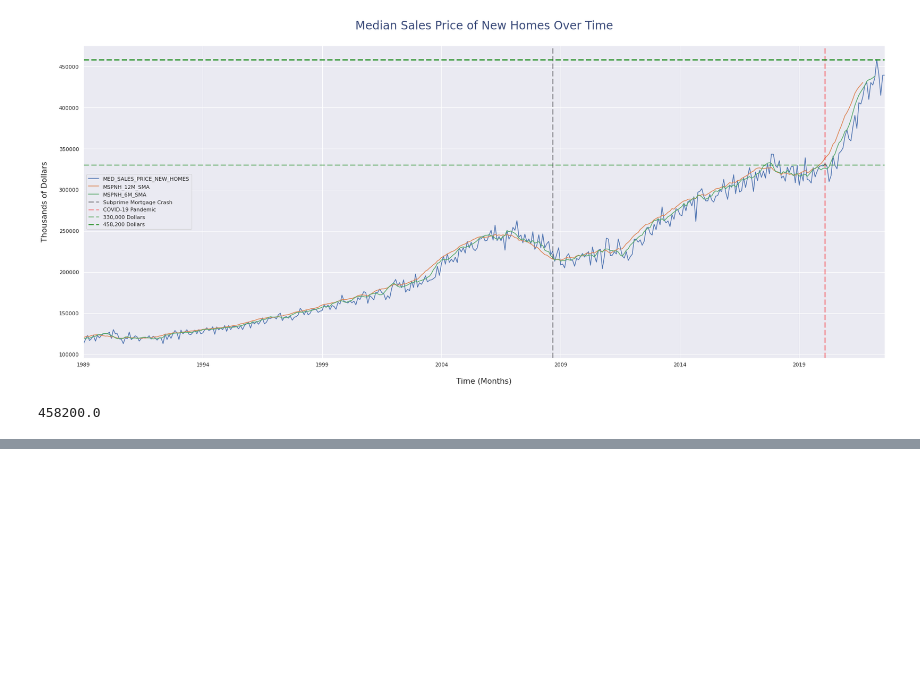
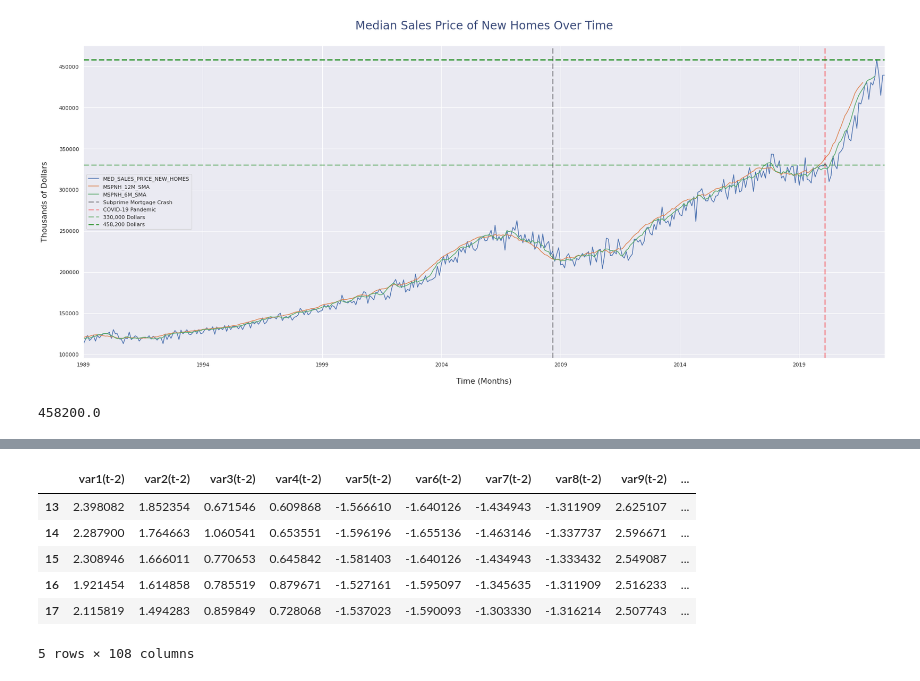
Before and after one commit to starkjones/US-Housing-Forecasting-w-FRED, a Jupyter notebook: US_Housing.ipynb, the cells around one changed output, grey strips where cells are left out. Saved outputs shown, nothing was run; the diff lists cells and outputs as text; code cells hidden in the pictures; blank space fills up the shorter version.

```diff
--- a/US_Housing.ipynb
+++ b/US_Housing.ipynb
@@ -395,0 +416,16 @@ df['MED_SALES_PRICE_NEW_HOMES'].max()
+# %%
+# The data must be scaled so that the distribution of the dataset has a mean of 0 and a standard deviation of 1.
+
+# Instantiate numric scaler:
+
+scaler = StandardScaler()
+
+# Scale and fit training data:
+
+scaled = scaler.fit_transform(df)
+
+scaled_df = pd.DataFrame(scaled)
+
+scaled_df.columns = df.columns
+
+scaled_df.head()
@@ -395,0 +602,12 @@ df['MED_SALES_PRICE_NEW_HOMES'].max()
+# %%
+y =supervised(scaled_df, 2, 2)
+
+y.head()
+# %% [output]
+|  | var1(t-2) | var2(t-2) | var3(t-2) | var4(t-2) | var5(t-2) | var6(t-2) | var7(t-2) | var8(t-2) | var9(t-2) | ... |
+| 13 | 2.398082 | 1.852354 | 0.671546 | 0.609868 | -1.566610 | -1.640126 | -1.434943 | -1.311909 | 2.625107 | ... |
+| 14 | 2.287900 | 1.764663 | 1.060541 | 0.653551 | -1.596196 | -1.655136 | -1.463146 | -1.337737 | 2.596671 | ... |
+| 15 | 2.308946 | 1.666011 | 0.770653 | 0.645842 | -1.581403 | -1.640126 | -1.434943 | -1.333432 | 2.549087 | ... |
+| 16 | 1.921454 | 1.614858 | 0.785519 | 0.879671 | -1.527161 | -1.595097 | -1.345635 | -1.311909 | 2.516233 | ... |
+| 17 | 2.115819 | 1.494283 | 0.859849 | 0.728068 | -1.537023 | -1.590093 | -1.303330 | -1.316214 | 2.507743 | ... |
+5 rows × 108 columns
```
Also changed, not shown: parts of 7 cells of this notebook.
